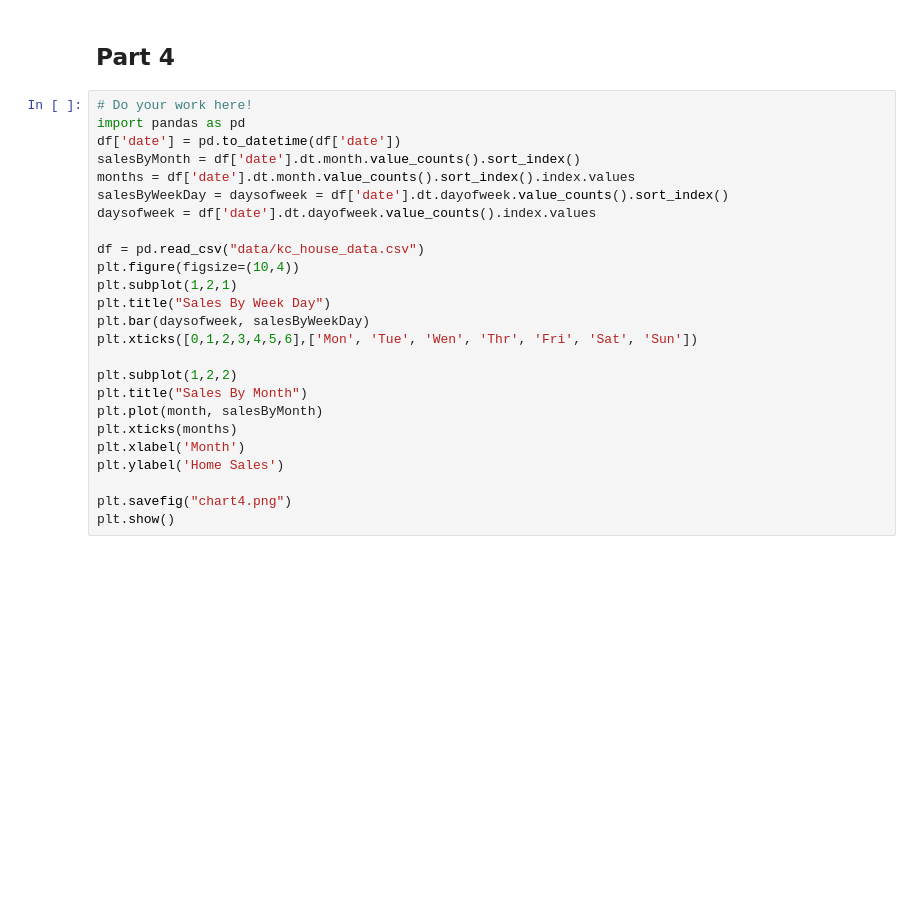
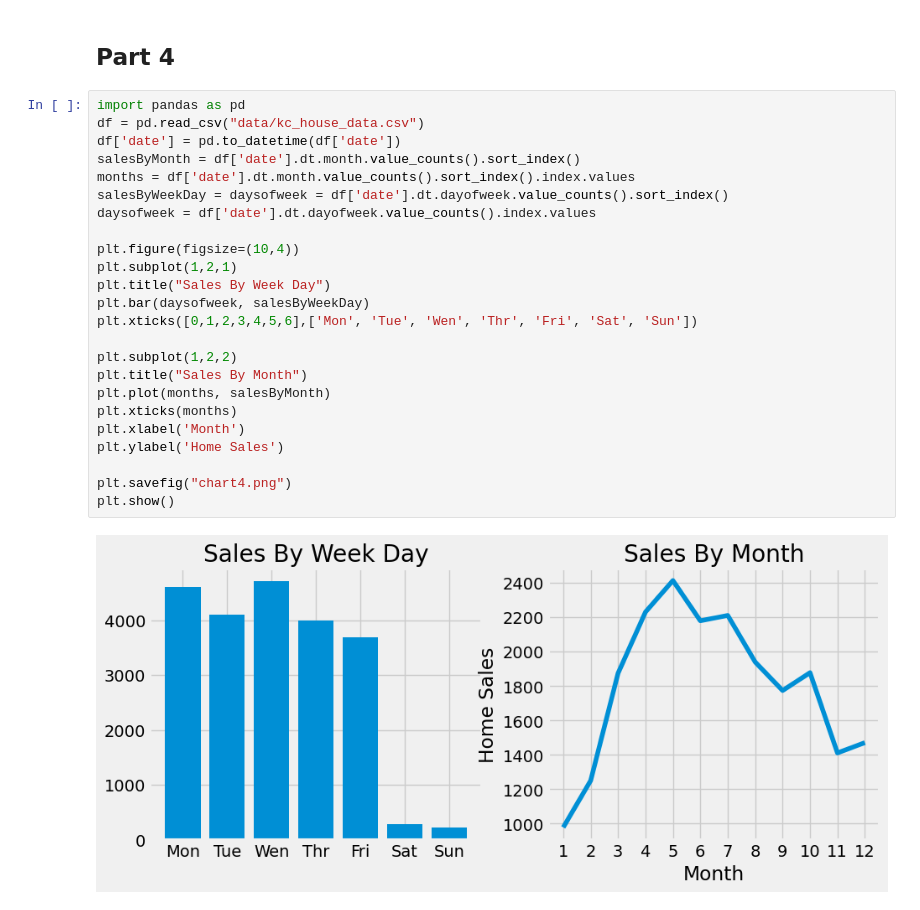
Before and after one commit to Albety/DataAnalysisProjects, a Jupyter notebook: Working with matplotlb.ipynb, the cells around one changed output. Saved outputs shown, nothing was run; the diff lists cells and outputs as text; blank space fills up the shorter version.

```diff
--- a/Working with matplotlb.ipynb
+++ b/Working with matplotlb.ipynb
@@ -112,27 +115,28 @@ plt.show()
 # %% [markdown]
 ## Part 4
 # %%
-# Do your work here!
 import pandas as pd
+df = pd.read_csv("data/kc_house_data.csv")
 df['date'] = pd.to_datetime(df['date'])
 salesByMonth = df['date'].dt.month.value_counts().sort_index()
 months = df['date'].dt.month.value_counts().sort_index().index.values
 salesByWeekDay = daysofweek = df['date'].dt.dayofweek.value_counts().sort_index()
 daysofweek = df['date'].dt.dayofweek.value_counts().index.values
 
-df = pd.read_csv("data/kc_house_data.csv")
 plt.figure(figsize=(10,4))
 plt.subplot(1,2,1)
 plt.title("Sales By Week Day")
 plt.bar(daysofweek, salesByWeekDay)
 plt.xticks([0,1,2,3,4,5,6],['Mon', 'Tue', 'Wen', 'Thr', 'Fri', 'Sat', 'Sun'])
 
 plt.subplot(1,2,2)
 plt.title("Sales By Month")
-plt.plot(month, salesByMonth)
+plt.plot(months, salesByMonth)
 plt.xticks(months)
 plt.xlabel('Month')
 plt.ylabel('Home Sales')
 
 plt.savefig("chart4.png")
 plt.show()
+# %% [output]
+[figure, added]
```
Also changed, not shown: parts of 6 cells of this notebook.
